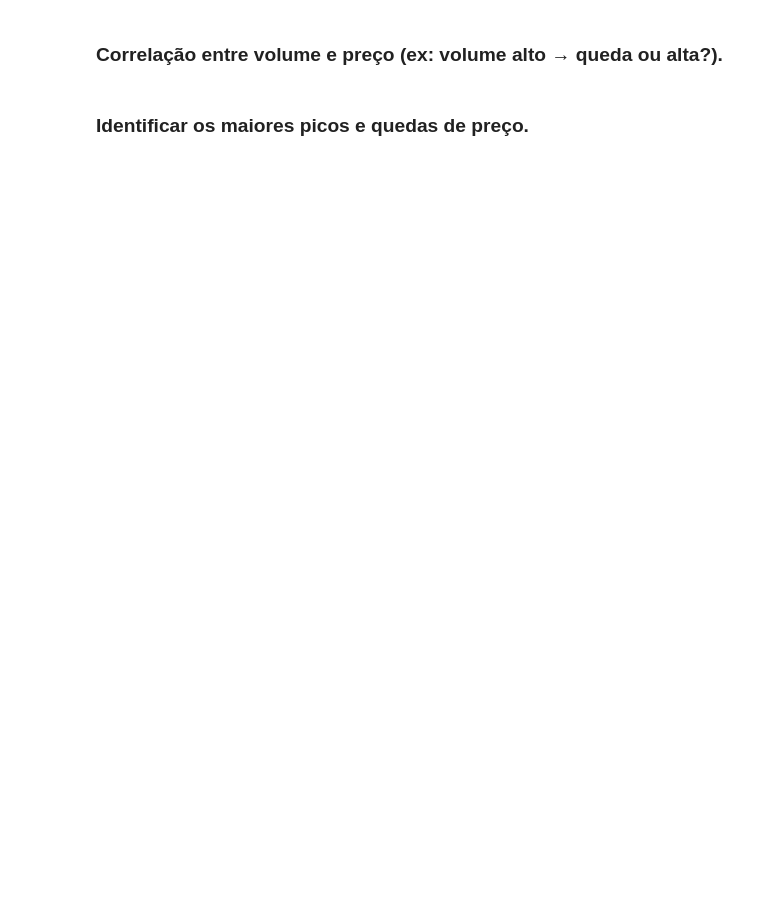
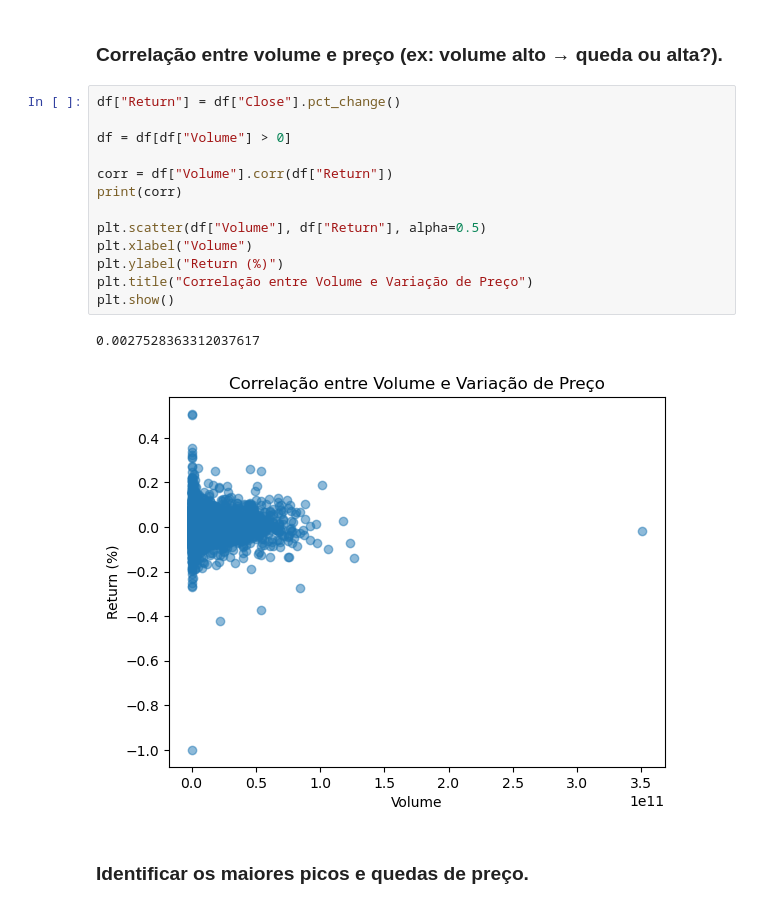
Before and after one commit to kiovaz/crypto-dashboard-eda, a Jupyter notebook: notebooks/notebook.ipynb, the cells around one changed output. Saved outputs shown, nothing was run; the diff lists cells and outputs as text; blank space fills up the shorter version.

```diff
--- a/notebooks/notebook.ipynb
+++ b/notebooks/notebook.ipynb
@@ -612,4 +630,20 @@ Volume vs Preço: 0.807
 # %% [markdown]
 ### Correlação entre volume e preço (ex: volume alto → queda ou alta?).
+# %%
+df["Return"] = df["Close"].pct_change()
+
+df = df[df["Volume"] > 0]
+
+corr = df["Volume"].corr(df["Return"])
+print(corr)
+
+plt.scatter(df["Volume"], df["Return"], alpha=0.5)
+plt.xlabel("Volume")
+plt.ylabel("Return (%)")
+plt.title("Correlação entre Volume e Variação de Preço")
+plt.show()
+# %% [output]
+0.0027528363312037617
+[figure, added]
 # %% [markdown]
 ### Identificar os maiores picos e quedas de preço.
```
Also changed, not shown: parts of 3 cells of this notebook.
